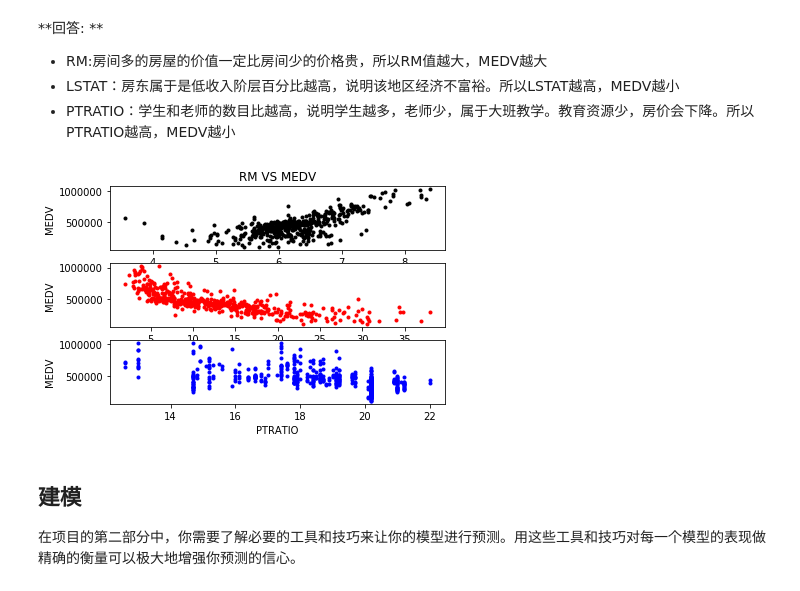
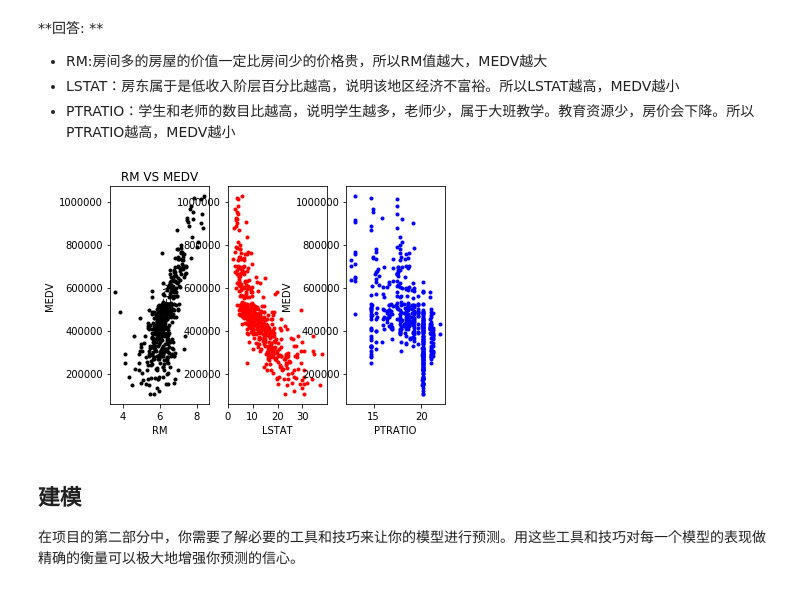
Before and after one commit to kadise/boston_housing, a Jupyter notebook: boston_housing.ipynb, the cells around one changed output. Drawn from its saved outputs; the diff is of its cells as text; code cells hidden in the pictures.

```diff
--- a/boston_housing.ipynb
+++ b/boston_housing.ipynb
@@ -110,37 +110,36 @@ _凭直觉，上述三个特征中对每一个来说，你认为增大该特征
 # %%
 import matplotlib.pyplot as plt
 
 x1 = features['RM']
 x2 = features['LSTAT']
 x3 = features['PTRATIO']
 y = prices
 #plt.scatter(x1, y)
 #plt.show()
 #plt.scatter(x2, y)
 #plt.show()
 #plt.scatter(x3, y)
 #plt.show()
-plt.subplot(3, 1, 1)
+plt.subplot(1, 3, 1)
 plt.plot(x1, y,'k.')
 plt.title('RM VS MEDV')
 plt.xlabel('RM')
 plt.ylabel('MEDV')
 
-plt.subplot(3, 1, 2)
+plt.subplot(1, 3, 2)
 plt.plot(x2, y,'r.')
 plt.xlabel('LSTAT')
 plt.ylabel('MEDV')
 
-
-plt.subplot(3, 1, 3)
+plt.subplot(1, 3, 3)
 plt.plot(x3, y,'b.')
 plt.xlabel('PTRATIO')
 plt.ylabel('MEDV')
 
 
 plt.show()
 # %% [output]
-[figure, old version]
+[figure, new version]
 # %% [markdown]
 ## 建模
 在项目的第二部分中，你需要了解必要的工具和技巧来让你的模型进行预测。用这些工具和技巧对每一个模型的表现做精确的衡量可以极大地增强你预测的信心。
```
Also changed, not shown: parts of 2 cells of this notebook, 1 other file.
